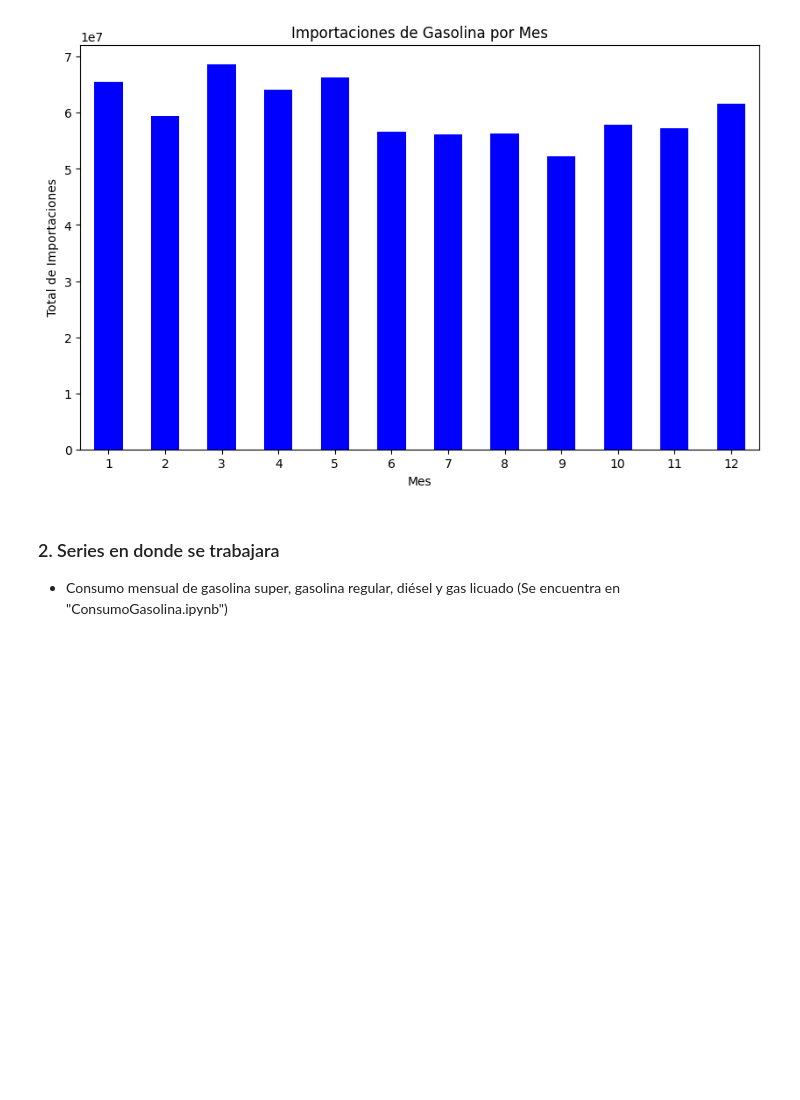
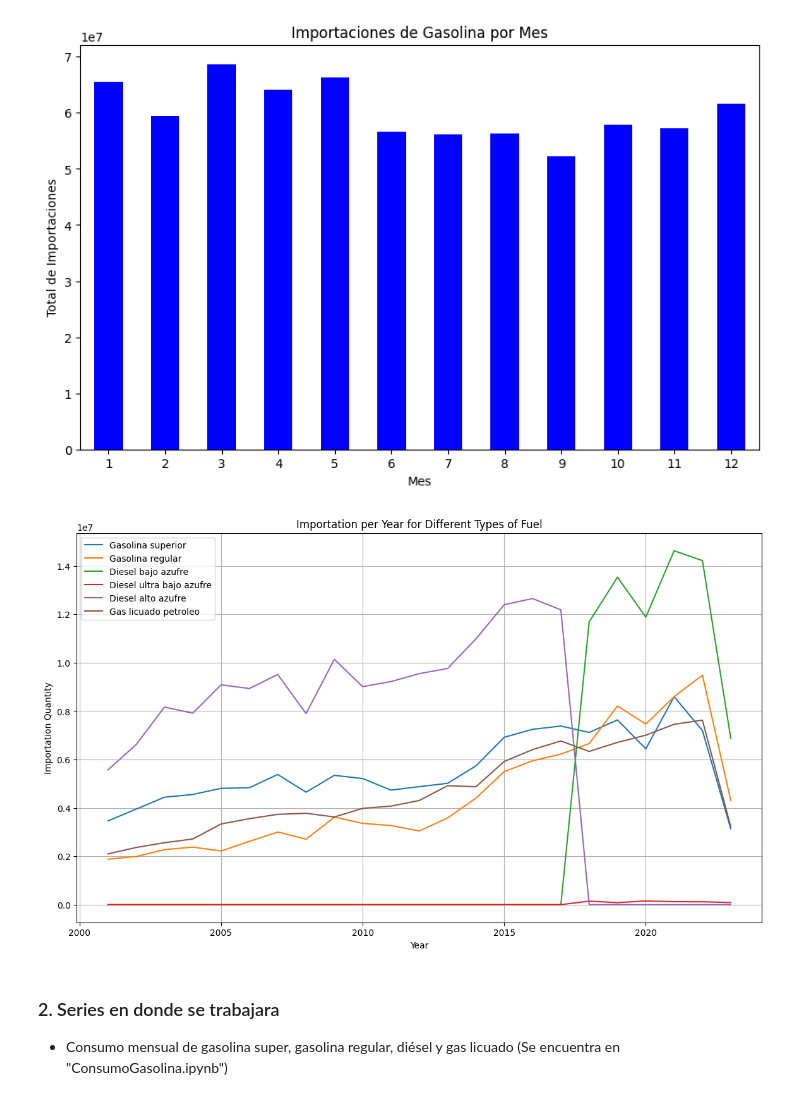
Before and after one commit to CrisLayB/DataScience_Lab02, a Jupyter notebook: 1_&_2_ExploratoryAnalysis.ipynb, the cells around one changed output. Cells and saved outputs as stored; diff of their text form; code cells hidden in the pictures; blank space fills up the shorter version.

Commit message:
update graphs

```diff
--- a/1_&_2_ExploratoryAnalysis.ipynb
+++ b/1_&_2_ExploratoryAnalysis.ipynb
@@ -140,3 +138,36 @@ plotting_behavior_gas_by_months(df_import, "Importaciones")
+# %%
+# Importaciones por año por tipo de combustibles
+import matplotlib.pyplot as plt
+
+fuel_types_to_plot = [
+    "Gasolina superior",
+    "Gasolina regular",
+    "Diesel bajo azufre",
+    "Diesel ultra bajo azufre",
+    "Diesel alto azufre",
+    "Gas licuado petroleo",
+]
+
+# Checking if these columns exist in the import dataframe
+columns_exist = all(fuel_type in df_import.columns for fuel_type in fuel_types_to_plot)
+columns_exist, df_import.columns if not columns_exist else None
+
+# Grouping the data by year and summing the importation values
+yearly_import_data = df_import.groupby('Anio')[fuel_types_to_plot].sum().reset_index()
+
+# Plotting the yearly trends for each specified fuel type
+plt.figure(figsize=(14, 8))
+for fuel_type in fuel_types_to_plot:
+    plt.plot(yearly_import_data['Anio'], yearly_import_data[fuel_type], label=fuel_type)
+
+plt.title('Importation per Year for Different Types of Fuel')
+plt.xlabel('Year')
+plt.ylabel('Importation Quantity')
+plt.legend()
+plt.grid(True)
+plt.show()
+# %% [output]
+[figure, added]
 # %%
 # Comportamiento de los combustibles en los últimos años
 # %%
```
Also changed, not shown: parts of 1 cell of this notebook.
